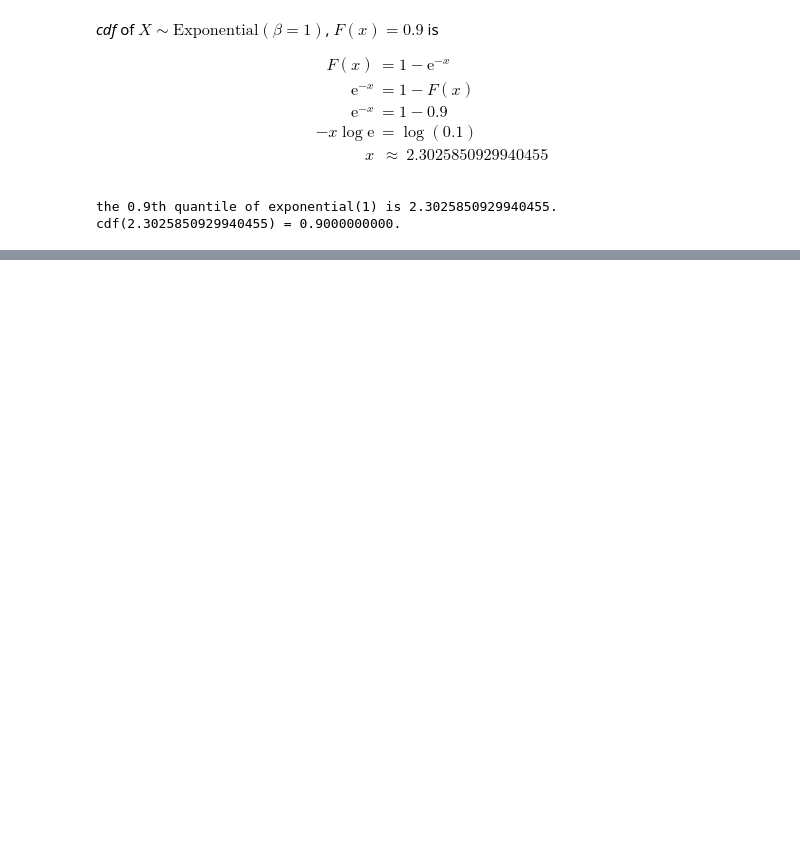
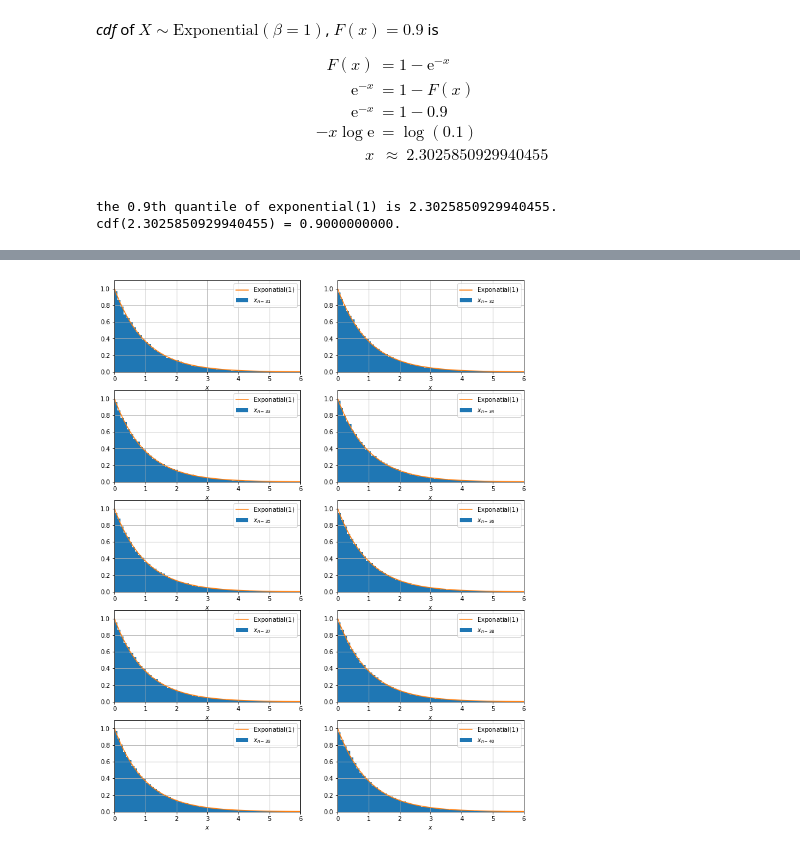
Before and after one commit to indiaki1o/ISI2, a Jupyter notebook: EX3/EX03.ipynb, the cells around one changed output, grey strips where cells are left out. Saved outputs shown, nothing was run; the diff lists cells and outputs as text; code cells hidden in the pictures; blank space fills up the shorter version.

```diff
--- a/EX3/EX03.ipynb
+++ b/EX3/EX03.ipynb
@@ -476,0 +540,6 @@ cdf(2.3025850929940455) = 0.9000000000.
+# %%
+fig_ = plt.figure(figsize=(12,16))
+for n in range(30,40):
+    plot_expon(30,n)
+# %% [output]
+[figure, added]
```
Also changed, not shown: parts of 10 cells of this notebook.
